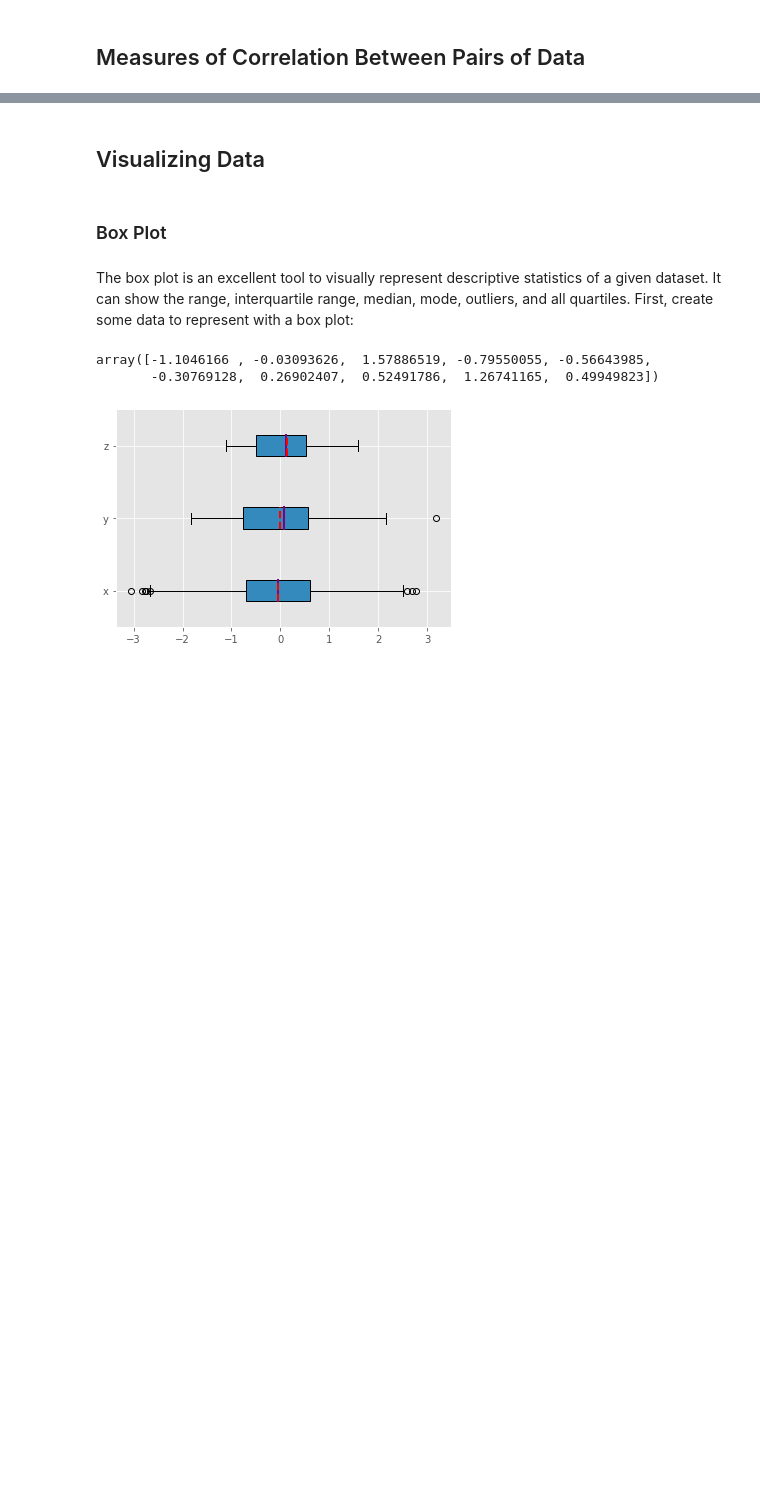
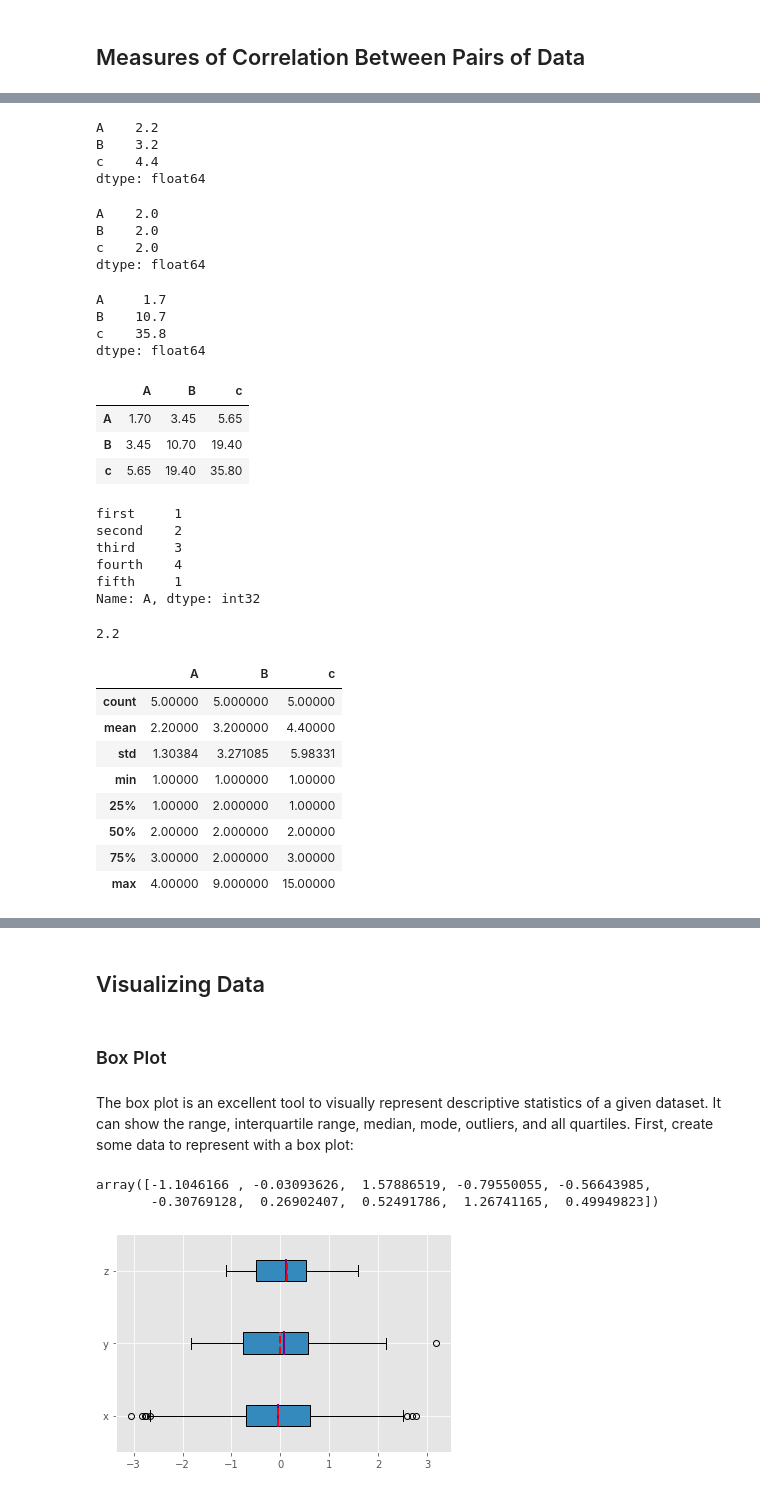
Before and after one commit to HassanButt2019/Pandas, a Jupyter notebook: Python Statistics Fundamentals.ipynb, the cells around one changed output, grey strips where cells are left out. Cells and saved outputs as stored; diff of their text form; code cells hidden in the pictures; blank space fills up the shorter version.

```diff
--- a/Python Statistics Fundamentals.ipynb
+++ b/Python Statistics Fundamentals.ipynb
@@ -283,0 +285,3 @@ The measures of central tendency aren’t sufficient to describe data. You’ll
+# %%
+a = np.array([[1,1,1],[2,2,2],[3,2,1],[4,9,15],[1,2,3]])
+a
@@ -283,0 +371,5 @@ The measures of central tendency aren’t sufficient to describe data. You’ll
+# %%
+row_names=["first","second","third","fourth","fifth"]
+col_names=["A","B","c"]
+df=pd.DataFrame(a,index=row_names , columns=col_names)
+df
@@ -283,0 +383,53 @@ The measures of central tendency aren’t sufficient to describe data. You’ll
+# %%
+df.mean() # you can add axis in the arguements .mean(axis=1)
+# %% [output]
+A    2.2
+B    3.2
+c    4.4
+dtype: float64
+# %%
+df.median()
+# %% [output]
+A    2.0
+B    2.0
+c    2.0
+dtype: float64
+# %%
+df.var()
+# %% [output]
+A     1.7
+B    10.7
+c    35.8
+dtype: float64
+# %%
+df.cov()
+# %% [output]
+|  | A | B | c |
+| A | 1.70 | 3.45 | 5.65 |
+| B | 3.45 | 10.70 | 19.40 |
+| c | 5.65 | 19.40 | 35.80 |
+# %%
+df['A']
+# %% [output]
+first     1
+second    2
+third     3
+fourth    4
+fifth     1
+Name: A, dtype: int32
+# %%
+df['A'].mean()
+# %% [output]
+2.2
+# %%
+df.describe()
+# %% [output]
+|  | A | B | c |
+| count | 5.00000 | 5.000000 | 5.00000 |
+| mean | 2.20000 | 3.200000 | 4.40000 |
+| std | 1.30384 | 3.271085 | 5.98331 |
+| min | 1.00000 | 1.000000 | 1.00000 |
+| 25% | 1.00000 | 2.000000 | 1.00000 |
+| 50% | 2.00000 | 2.000000 | 2.00000 |
+| 75% | 3.00000 | 2.000000 | 3.00000 |
+| max | 4.00000 | 9.000000 | 15.00000 |
```
Also changed, not shown: parts of 37 cells of this notebook.
